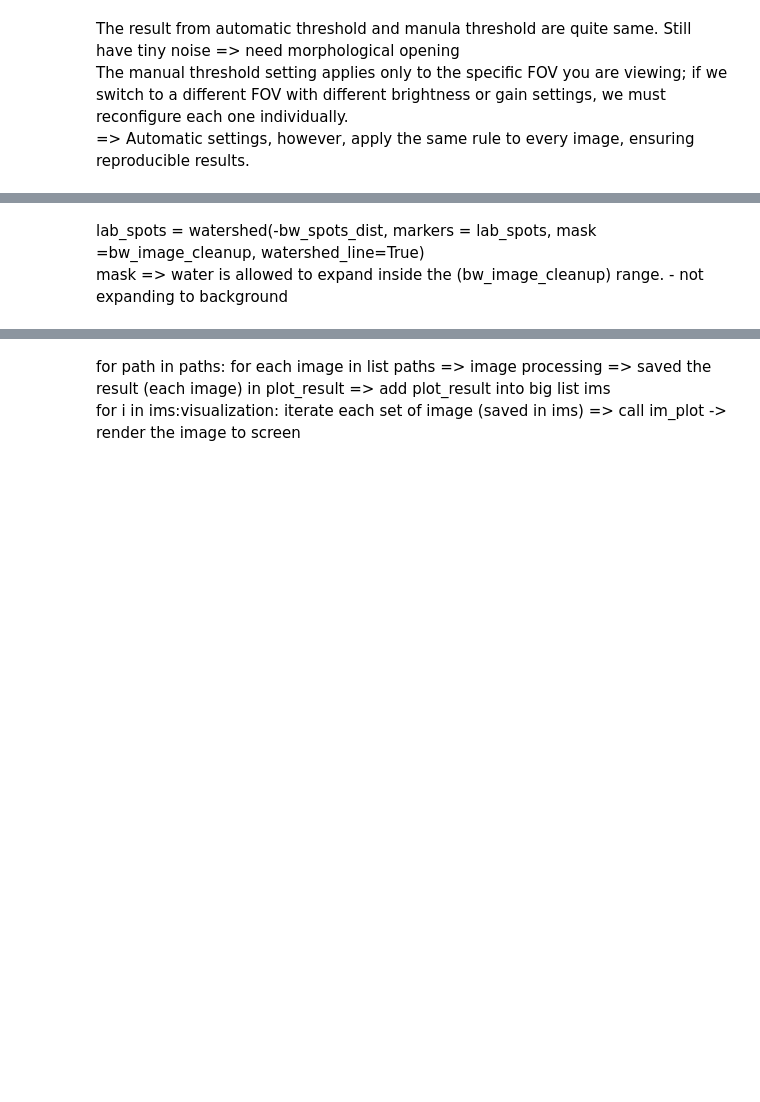
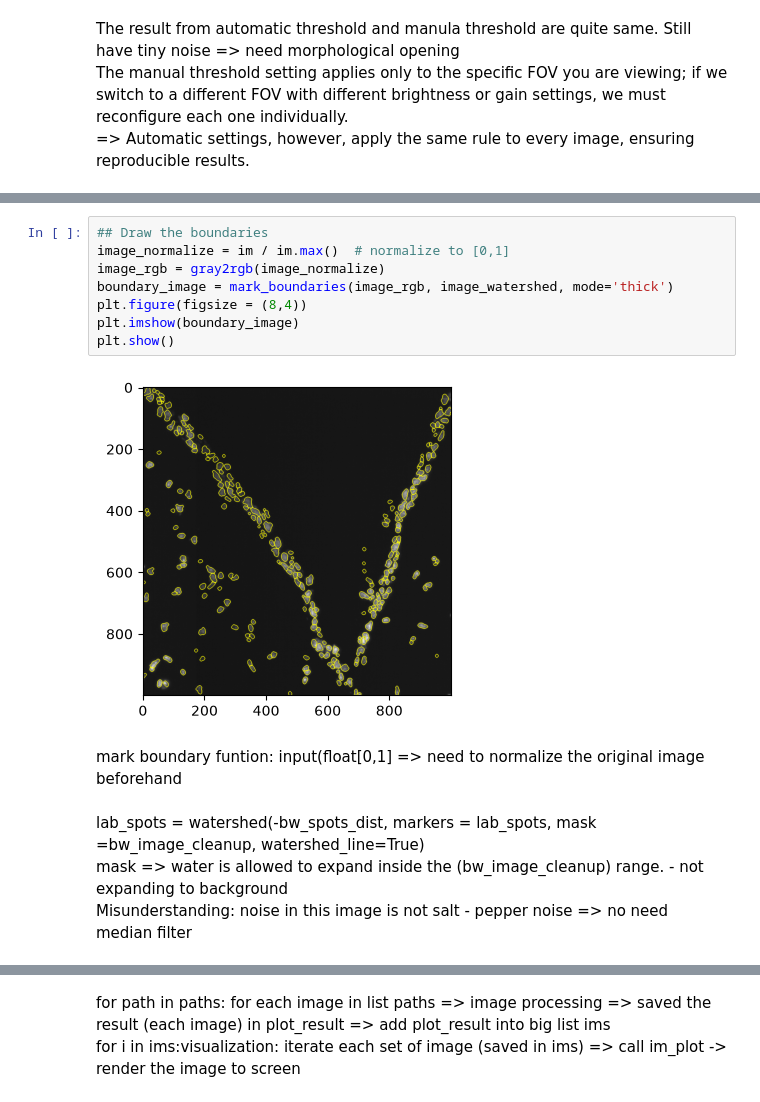
Before and after one commit to nguyennham19001/ISS-sequencing-analysis, a Jupyter notebook: src/iss_decoding/analysis.ipynb, the cells around one changed output, grey strips where cells are left out. Cells and saved outputs as stored; diff of their text form; blank space fills up the shorter version.

```diff
--- a/src/iss_decoding/analysis.ipynb
+++ b/src/iss_decoding/analysis.ipynb
@@ -360,3 +291,16 @@ axes[5].axis('off')
+# %%
+## Draw the boundaries
+image_normalize = im / im.max()  # normalize to [0,1]
+image_rgb = gray2rgb(image_normalize)
+boundary_image = mark_boundaries(image_rgb, image_watershed, mode='thick')
+plt.figure(figsize = (8,4))
+plt.imshow(boundary_image)
+plt.show()
+# %% [output]
+[figure, added]
+# %% [markdown]
+mark boundary funtion: input(float[0,1] => need to normalize the original image beforehand
 # %% [markdown]
 lab_spots = watershed(-bw_spots_dist, markers = lab_spots, mask =bw_image_cleanup,  watershed_line=True) <br>
 mask => water is allowed to expand inside the (bw_image_cleanup) range. - not expanding to background <br>
+Misunderstanding: noise in this image is not salt - pepper noise => no need median filter
```
Also changed, not shown: parts of 29 cells of this notebook.
